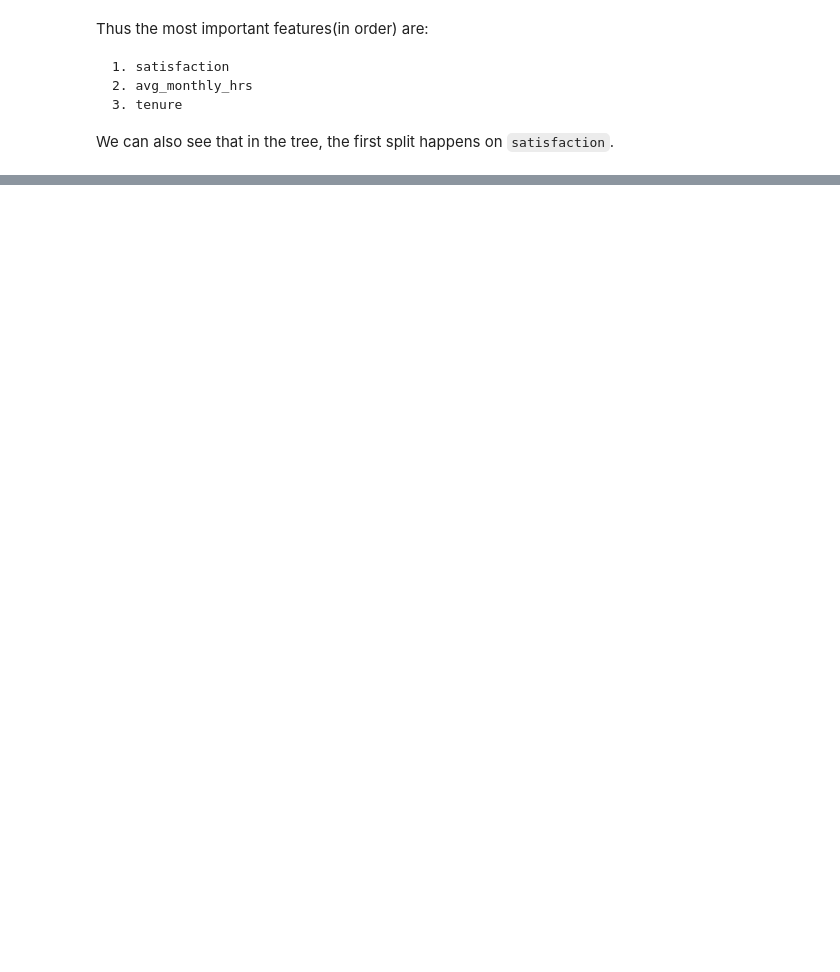
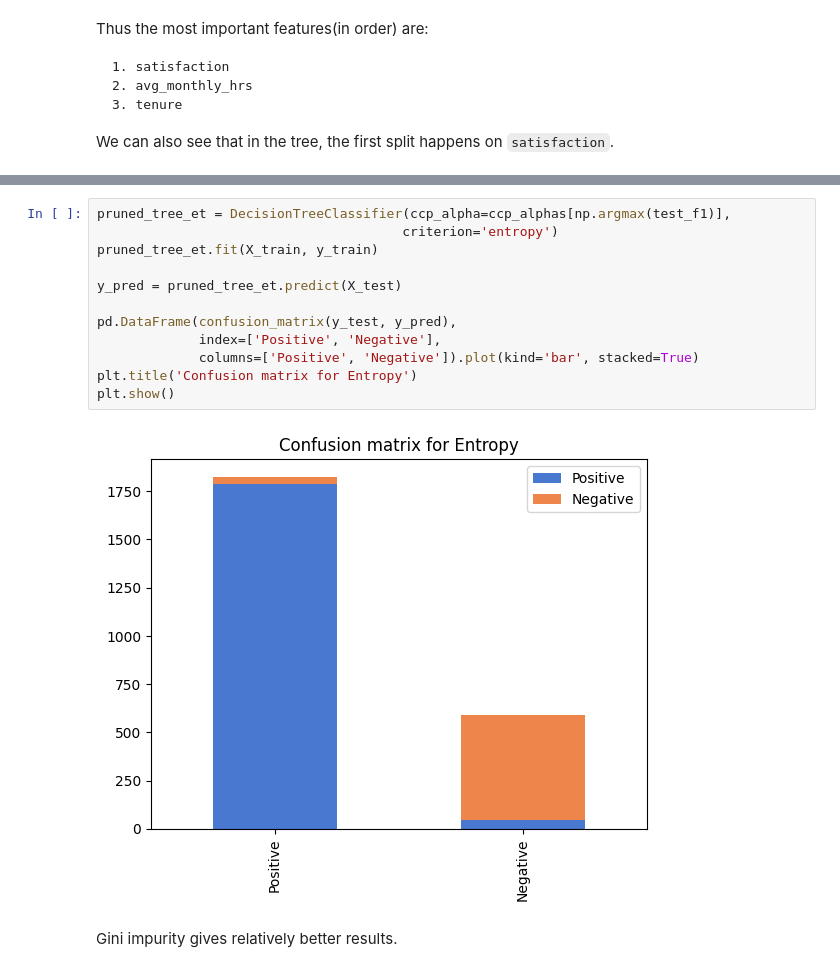
Before and after one commit to purusharthchrist/machine_learning, a Jupyter notebook: Lab_7/decision_tree.ipynb, the cells around one changed output, grey strips where cells are left out. Saved outputs shown, nothing was run; the diff lists cells and outputs as text; blank space fills up the shorter version.

```diff
--- a/Lab_7/decision_tree.ipynb
+++ b/Lab_7/decision_tree.ipynb
@@ -261,0 +330,16 @@ dt.cost_complexity_pruning_path(X_train, y_train)
+# %%
+pruned_tree_et = DecisionTreeClassifier(ccp_alpha=ccp_alphas[np.argmax(test_f1)],
+                                       criterion='entropy')
+pruned_tree_et.fit(X_train, y_train)
+
+y_pred = pruned_tree_et.predict(X_test)
+
+pd.DataFrame(confusion_matrix(y_test, y_pred),
+             index=['Positive', 'Negative'],
+             columns=['Positive', 'Negative']).plot(kind='bar', stacked=True)
+plt.title('Confusion matrix for Entropy')
+plt.show()
+# %% [output]
+[figure, added]
+# %% [markdown]
+Gini impurity gives relatively better results.
```
Also changed, not shown: parts of 16 cells of this notebook.
